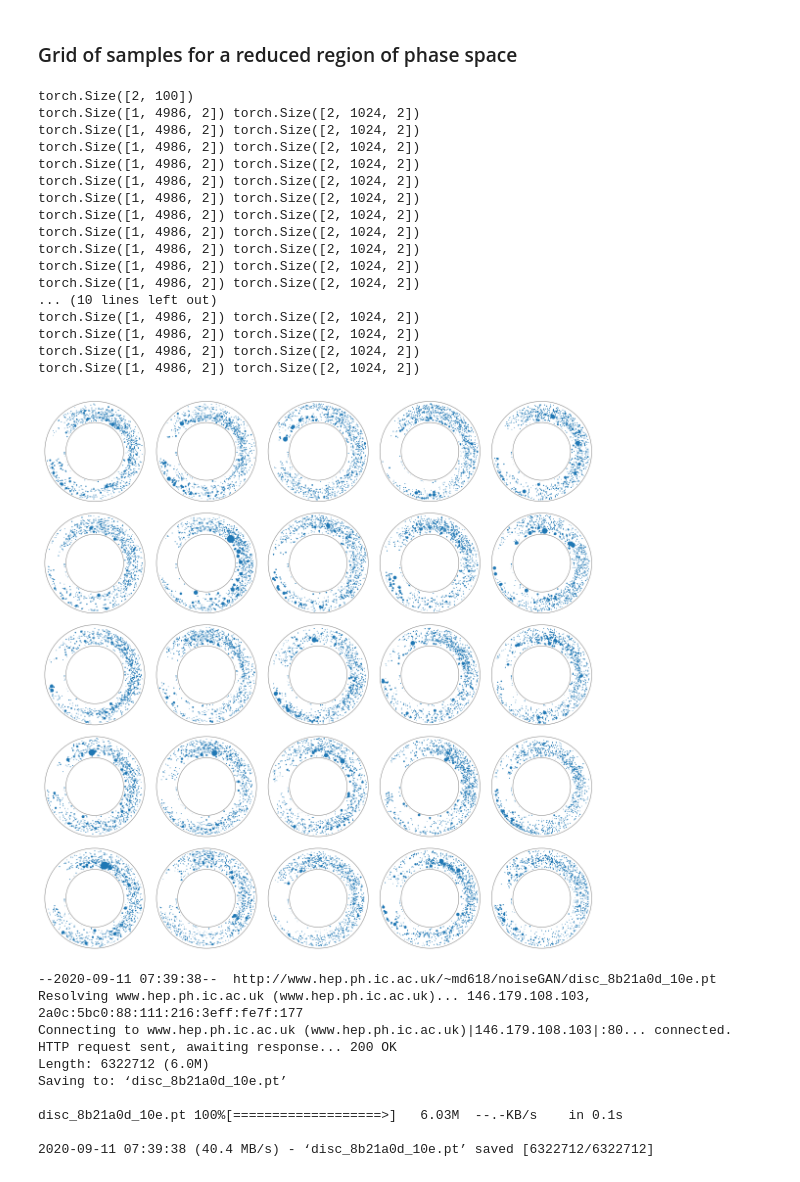
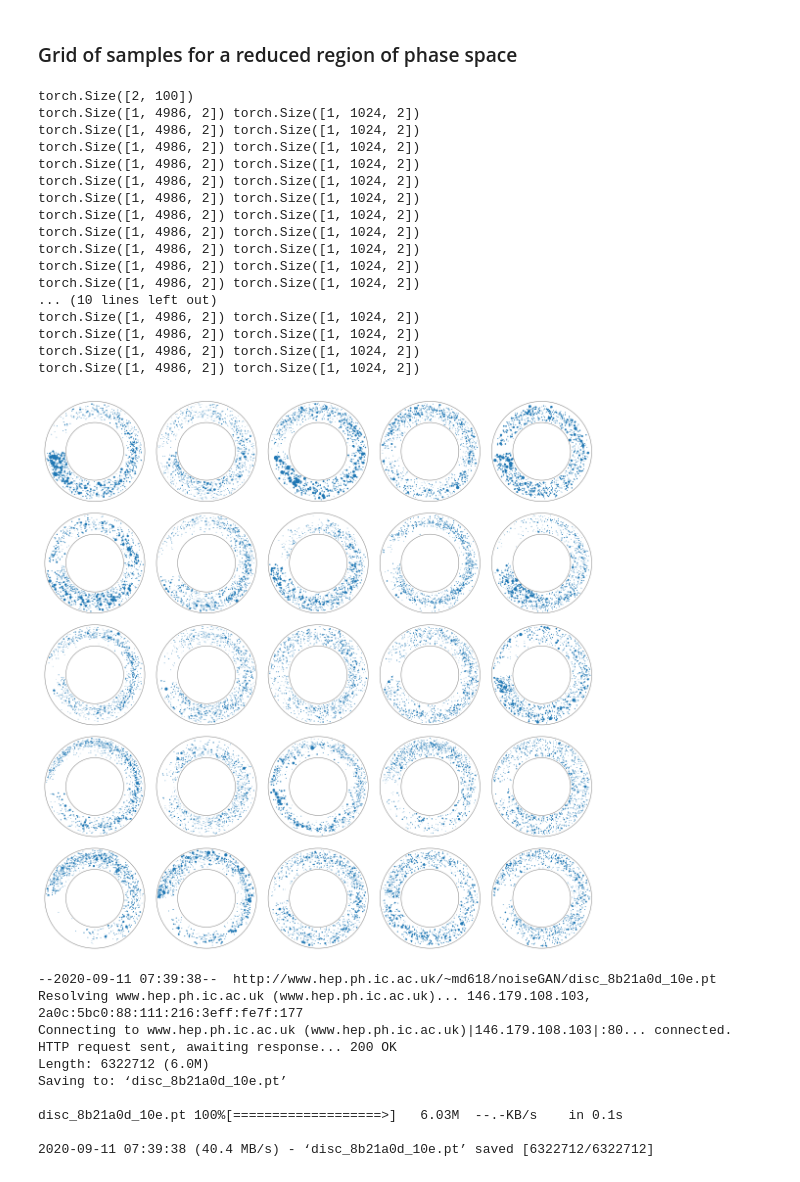
Before and after one commit to mdubouch/noise-gan, a Jupyter notebook: noise_info.ipynb, the cells around one changed output. Saved outputs shown, nothing was run; the diff lists cells and outputs as text; code cells hidden in the pictures.

```diff
--- a/noise_info.ipynb
+++ b/noise_info.ipynb
@@ -565,9 +806,18 @@ class Gen256Ups(nn.Module):
 
         self.lins6 = nn.Linear(seq_len // 2, seq_len)
         self.linf6 = nn.Linear(ngf, ngf)
+        self.norm6 = nn.BatchNorm1d(ngf * seq_len)
 
         self.lins7 = nn.Linear(seq_len, seq_len)
-        self.linf7 = nn.Linear(ngf, n_features+embed_dims)
+        self.linf7 = nn.Linear(ngf, ngf)
+        self.norm7 = nn.BatchNorm1d(ngf * seq_len)
+
+        self.lins8 = nn.Linear(seq_len, seq_len)
+        self.linf8 = nn.Linear(ngf, ngf)
+        self.norm8 = nn.BatchNorm1d(ngf * seq_len)
+
+        self.lins9 = nn.Linear(seq_len, seq_len)
+        self.linf9 = nn.Linear(ngf, n_features+embed_dims)
 
         self.noise = WhiteNoise(0.005)
 
@@ -583,10 +833,12 @@ class Gen256Ups(nn.Module):
 
         x = self.act(self.lin2(z))
         x = self.act(self.lin3(self.noise(x)))
-        x = self.norm4(self.act(self.linf4(self.act(self.lins4(self.noise(x).reshape(-1, ngf * 4, seq_len // 8))).permute(0, 2, 1))).flatten(1,2))
-        x = self.norm5(self.act(self.linf5(self.act(self.lins5(self.noise(x).reshape(-1, ngf * 2, seq_len // 4))).permute(0, 2, 1))).flatten(1,2))
-        x = self.act(self.linf6(self.act(self.lins6(self.noise(x).reshape(-1, ngf, seq_len // 2))).permute(0, 2, 1)))
-        x = self.linf7(self.act(self.lins7(self.noise(x).permute(0,2,1))).permute(0, 2, 1))
+        x = self.norm4(self.act(self.linf4(self.act(self.lins4(self.noise(x).reshape(-1, seq_len // 8, ngf * 4).permute(0,2,1))).permute(0, 2, 1))).flatten(1,2))
+        x = self.norm5(self.act(self.linf5(self.act(self.lins5(self.noise(x).reshape(-1, seq_len // 4, ngf * 2).permute(0, 2, 1))).permute(0, 2, 1))).flatten(1,2))
+        x = self.norm6(self.act(self.linf6(self.act(self.lins6(self.noise(x).reshape(-1, seq_len // 2, ngf).permute(0,2,1))).permute(0, 2, 1))).flatten(1,2))
+        x = self.norm7(self.act(self.linf7(self.act(self.lins7(self.noise(x).reshape(-1, seq_len, ngf).permute(0,2,1))).permute(0, 2, 1))).flatten(1,2))
+        x = self.norm8(self.act(self.linf8(self.act(self.lins8(self.noise(x).reshape(-1, seq_len, ngf).permute(0,2,1))).permute(0, 2, 1))).flatten(1,2))
+        x = self.linf9(self.act(self.lins9(self.noise(x.reshape(-1, seq_len, ngf).permute(0,2,1))).permute(0, 2, 1)))
 
         return self.out(x.permute(0, 2, 1))
 
@@ -683,8 +935,17 @@ class Disc256Ups(nn.Module):
 
         # self.conv7 = ConvEQ(k*8, k*8, 4, 2, 1)
         # self.bn7 = nn.BatchNorm1d(k*8, momentum=bn_momentum)
-        self.linf7 = nn.Linear(n_features+embed_dims, ndf)
+        self.linf9 = nn.Linear(n_features+embed_dims, ndf)
+        self.lins9 = nn.Linear(seq_len, seq_len)
+        self.norm9 = nn.BatchNorm1d(ndf * seq_len)
+
+        self.linf8 = nn.Linear(ndf, ndf)
+        self.lins8 = nn.Linear(seq_len, seq_len)
+        self.norm8 = nn.BatchNorm1d(seq_len * ndf)
+
+        self.linf7 = nn.Linear(ndf, ndf)
         self.lins7 = nn.Linear(seq_len, seq_len)
+        self.norm7 = nn.BatchNorm1d(seq_len * ndf)
 
         self.linf6 = nn.Linear(ndf, ndf)
         self.lins6 = nn.Linear(seq_len, seq_len // 2)
@@ -726,10 +987,12 @@ class Disc256Ups(nn.Module):
         #return self.out(x.squeeze())
 
         #x = self.act(self.from_feature(self.noise(x)))
-        x = self.act(self.lins7(self.act(self.linf7(self.noise(x).permute(0, 2, 1))).permute(0, 2, 1)))
-        x = self.norm6(self.act(self.lins6(self.act(self.linf6(x.permute(0, 2, 1))).permute(0, 2, 1))).flatten(1, 2))
-        x = self.norm5(self.act(self.lins5(self.act(self.linf5(x.reshape(-1, seq_len // 2, ndf))).permute(0, 2, 1))).flatten(1, 2))
-        x = self.norm4(self.act(self.lins4(self.act(self.linf4(x.reshape(-1, seq_len // 4, ndf*2))).permute(0, 2, 1))).flatten(1, 2))
+        x = self.norm9(self.act(self.lins9(self.act(self.linf9(self.noise(x).permute(0, 2, 1))).permute(0, 2, 1))).flatten(1,2))
+        x = self.norm8(self.act(self.lins8(self.act(self.linf8(x.reshape(-1, ndf, seq_len).permute(0, 2, 1))).permute(0, 2, 1))).flatten(1,2))
+        x = self.norm7(self.act(self.lins7(self.act(self.linf7(x.reshape(-1, ndf, seq_len).permute(0, 2, 1))).permute(0, 2, 1))).flatten(1,2))
+        x = self.norm6(self.act(self.lins6(self.act(self.linf6(x.reshape(-1, ndf, seq_len).permute(0, 2, 1))).permute(0, 2, 1))).flatten(1, 2))
+        x = self.norm5(self.act(self.lins5(self.act(self.linf5(x.reshape(-1, ndf, seq_len // 2).permute(0,2,1))).permute(0, 2, 1))).flatten(1, 2))
+        x = self.norm4(self.act(self.lins4(self.act(self.linf4(x.reshape(-1, ndf*2, seq_len // 4).permute(0,2,1))).permute(0, 2, 1))).flatten(1, 2))
 
         x = self.act(self.lin3(x))
 
@@ -1255,53 +1519,53 @@ nrows = int(1 / step)
 ncols = int(1 / step)
 
 def get_sample(N_hits, latent_pos):
-    fake_tensor = disc.reverse_embed(gen(latent_pos)).permute(0, 2, 1).flatten(0, 1)
+    fake_tensor = disc.reverse_embed(gen(latent_pos)[:1]).permute(0, 2, 1).flatten(0, 1)
     fake_hits = inv_transform(fake_tensor.T)
     fake_wire = fake_hits[3].astype(int)
     fake_edep = fake_hits[0]
     return fake_wire, fake_edep
 
 compare_N_hits = hit_group_size*2#1 * chunked.shape[2] // int(n_bunches)
 latent_pos = torch.zeros((compare_N_hits // hit_group_size, latent_dims), device='cuda')
 print(latent_pos.shape)
 for i in range(nrows):
     for j in range(ncols):
         plt.subplot(nrows, ncols, i*nrows + j + 1, frameon=False)
 
 
         latent_pos[:,dim0] = i / (nrows-1) * 2 - 1
         latent_pos[:,dim1] = j / (ncols-1) * 2 - 1
         _wire, _edep = get_sample(compare_N_hits, latent_pos)
 
         only_walls(plt.gca())
         plt.xlabel('')
         plt.ylabel('')
         plt.gca().axis('off')
 
         plt.scatter(wire_x[_wire[:1024]], wire_y[_wire[:1024]], s=np.power(10, _edep[:1024]) * 1e3);
 
 
 plt.tight_layout()
 plt.savefig('GAN_gen_grid.png', dpi=120)
 # %% [output]
 torch.Size([2, 100])
-torch.Size([1, 4986, 2]) torch.Size([2, 1024, 2])
-torch.Size([1, 4986, 2]) torch.Size([2, 1024, 2])
-torch.Size([1, 4986, 2]) torch.Size([2, 1024, 2])
-torch.Size([1, 4986, 2]) torch.Size([2, 1024, 2])
-torch.Size([1, 4986, 2]) torch.Size([2, 1024, 2])
-torch.Size([1, 4986, 2]) torch.Size([2, 1024, 2])
-torch.Size([1, 4986, 2]) torch.Size([2, 1024, 2])
-torch.Size([1, 4986, 2]) torch.Size([2, 1024, 2])
-torch.Size([1, 4986, 2]) torch.Size([2, 1024, 2])
-torch.Size([1, 4986, 2]) torch.Size([2, 1024, 2])
-torch.Size([1, 4986, 2]) torch.Size([2, 1024, 2])
+torch.Size([1, 4986, 2]) torch.Size([1, 1024, 2])
+torch.Size([1, 4986, 2]) torch.Size([1, 1024, 2])
+torch.Size([1, 4986, 2]) torch.Size([1, 1024, 2])
+torch.Size([1, 4986, 2]) torch.Size([1, 1024, 2])
+torch.Size([1, 4986, 2]) torch.Size([1, 1024, 2])
+torch.Size([1, 4986, 2]) torch.Size([1, 1024, 2])
+torch.Size([1, 4986, 2]) torch.Size([1, 1024, 2])
+torch.Size([1, 4986, 2]) torch.Size([1, 1024, 2])
+torch.Size([1, 4986, 2]) torch.Size([1, 1024, 2])
+torch.Size([1, 4986, 2]) torch.Size([1, 1024, 2])
+torch.Size([1, 4986, 2]) torch.Size([1, 1024, 2])
 ... (10 lines left out)
-torch.Size([1, 4986, 2]) torch.Size([2, 1024, 2])
-torch.Size([1, 4986, 2]) torch.Size([2, 1024, 2])
-torch.Size([1, 4986, 2]) torch.Size([2, 1024, 2])
-torch.Size([1, 4986, 2]) torch.Size([2, 1024, 2])
+torch.Size([1, 4986, 2]) torch.Size([1, 1024, 2])
+torch.Size([1, 4986, 2]) torch.Size([1, 1024, 2])
+torch.Size([1, 4986, 2]) torch.Size([1, 1024, 2])
+torch.Size([1, 4986, 2]) torch.Size([1, 1024, 2])
-[figure, old version]
+[figure, new version]
 # %%
 torch.save(gen, "gen_8b21a0d_10e.pt")
 # %%
```
Also changed, not shown: parts of 27 cells of this notebook.
